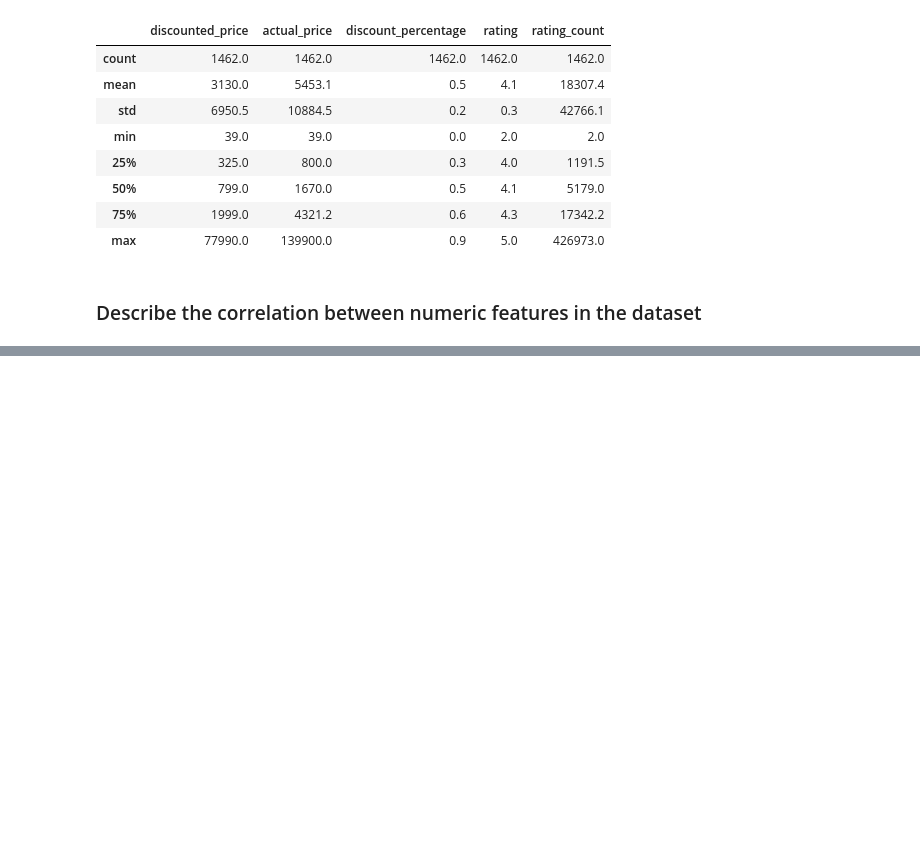
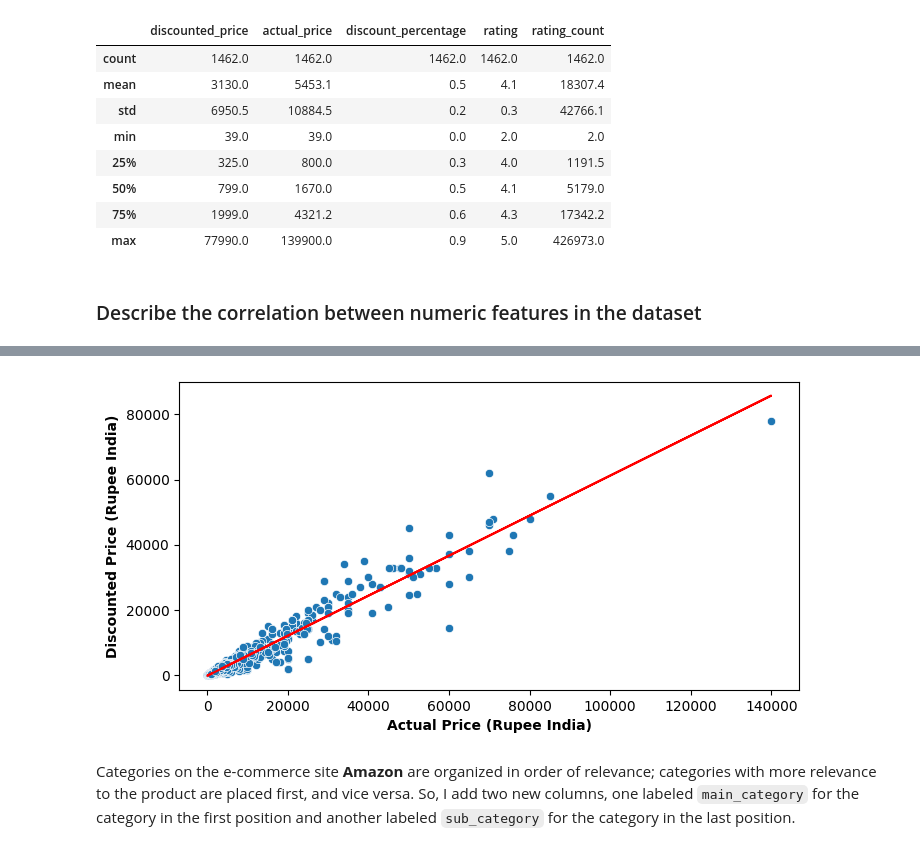
Before and after one commit to buijoe123145/Final_project---Progamming-for-data-science, a Jupyter notebook: src/Final_project.ipynb, the cells around one changed output, grey strips where cells are left out. Saved outputs shown, nothing was run; the diff lists cells and outputs as text; code cells hidden in the pictures; blank space fills up the shorter version.

Commit message:
Updated attributes correlation, added 2 first questions

```diff
--- a/src/Final_project.ipynb
+++ b/src/Final_project.ipynb
@@ -304,0 +308,16 @@ plt.show()
+# %%
+df1 = amazon_df.copy()
+plt.figure(figsize=(8,4))
+sns.scatterplot(data=df1, x='actual_price',y='discounted_price')
+plt.xlabel('Actual Price (Rupee India)', fontweight='bold')
+plt.ylabel('Discounted Price (Rupee India)', fontweight='bold')
+x = df1['actual_price']
+y = df1['discounted_price']
+m, b = np.polyfit(x, y, 1)
+plt.plot(x, m*x + b, color='red')
+
+plt.show()
+# %% [output]
+[figure, added]
+# %% [markdown]
+Categories on the e-commerce site **Amazon** are organized in order of relevance; categories with more relevance to the product are placed first, and vice versa. So, I add two new columns, one labeled `main_category` for the category in the first position and another labeled `sub_category` for the category in the last position.
```
Also changed, not shown: parts of 13 cells of this notebook.
